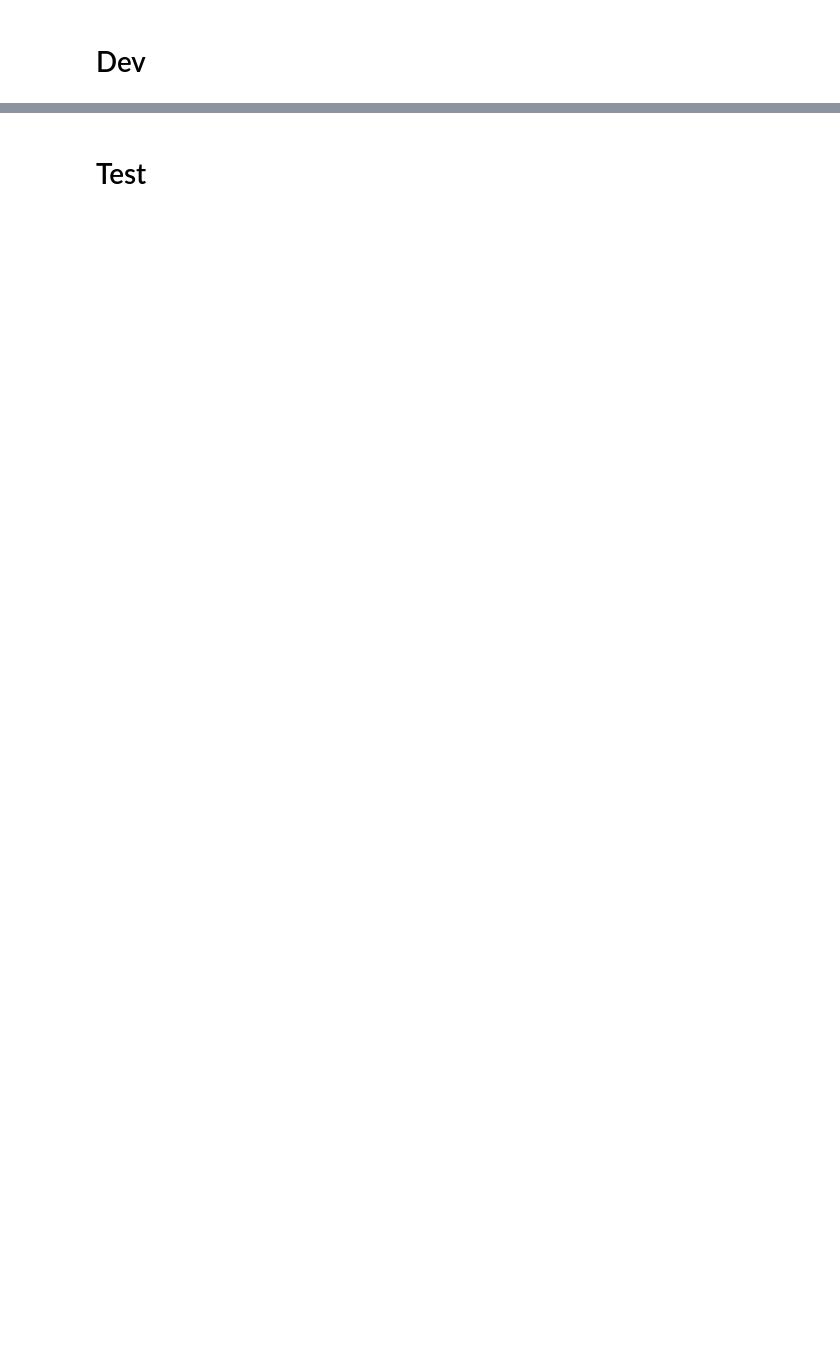
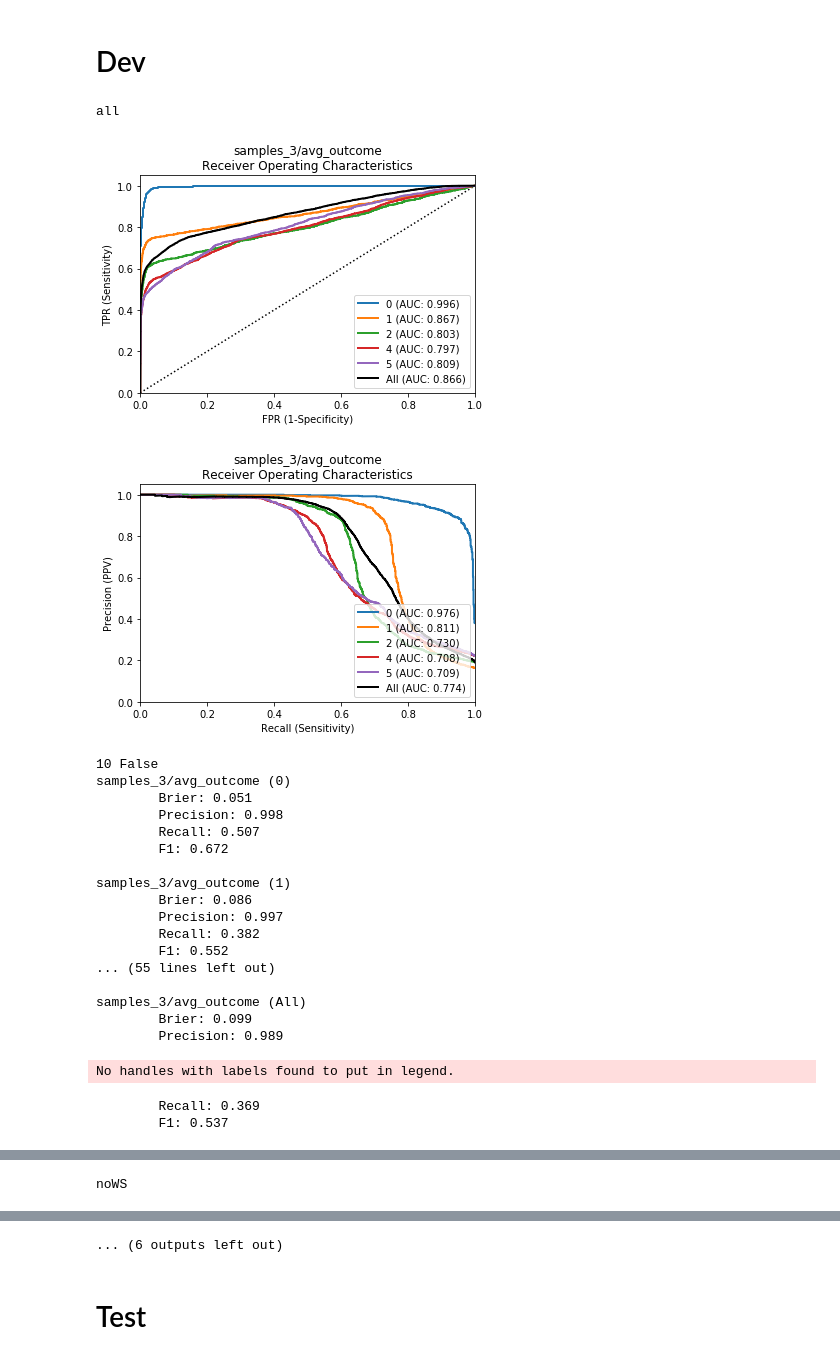
Before and after one commit to eotles/TemporalTransformer, a Jupyter notebook: hopper_full_demo.ipynb, the cells around one changed output, grey strips where cells are left out. Drawn from its saved outputs; the diff is of its cells as text; code cells hidden in the pictures; blank space fills up the shorter version.

```diff
--- a/hopper_full_demo.ipynb
+++ b/hopper_full_demo.ipynb
@@ -287,7 +355,32 @@ for model_name, model in models.items():
 # %%
 for model_name, model in models.items():
     print(model_name)
     pop_res["dev"][model_name].roc_curves()
     pop_res["dev"][model_name].pr_curves()
     pop_res["dev"][model_name].calibration_curves()
+    pop_res["dev"][model_name].calibration_curves(quantile=True)
     plt.show()
+# %% [output]
+all
+[figure, added]
+[figure, added]
+10 False
+samples_3/avg_outcome (0)
+        Brier: 0.051
+        Precision: 0.998
+        Recall: 0.507
+        F1: 0.672
+
+samples_3/avg_outcome (1)
+        Brier: 0.086
+        Precision: 0.997
+        Recall: 0.382
+        F1: 0.552
+... (55 lines left out)
+
+samples_3/avg_outcome (All)
+        Brier: 0.099
+        Precision: 0.989
+No handles with labels found to put in legend.
+        Recall: 0.369
+        F1: 0.537
@@ -293,0 +389 @@ for model_name, model in models.items():
+noWS
@@ -294,3 +408,4 @@ for model_name, model in models.items():
+... (6 outputs left out)
 # %% [markdown]
 # Test
 # %%
```
Also changed, not shown: parts of 20 cells of this notebook, 1 other file.
